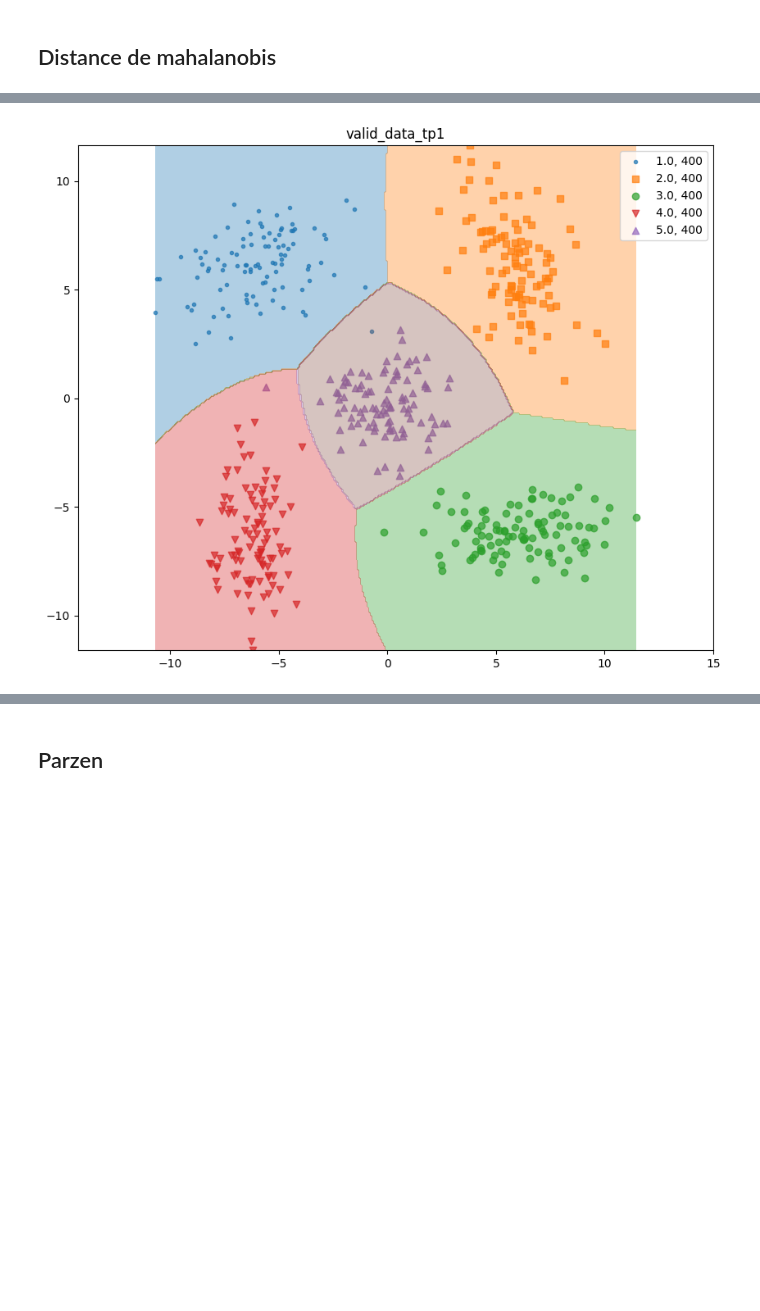
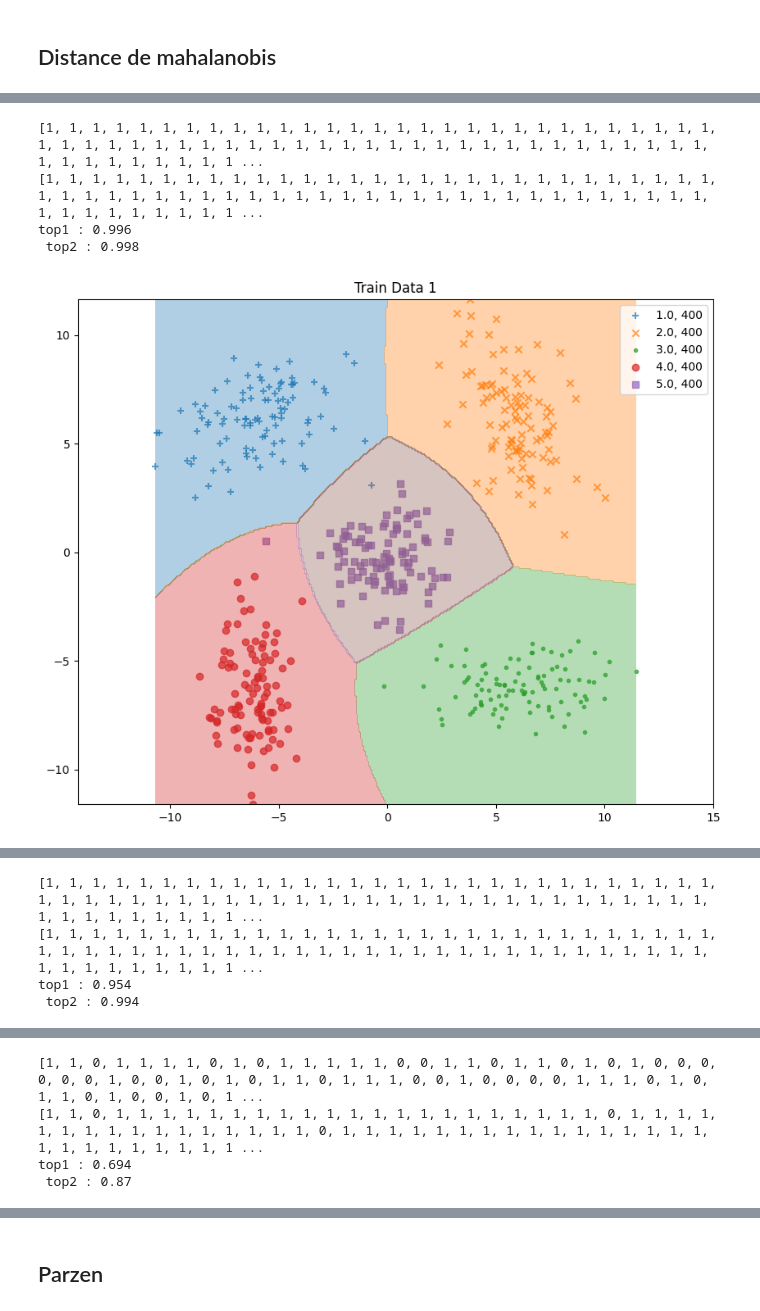
Before and after one commit to ba-talibe/TP_TH_Bayiesienne_Decision, a Jupyter notebook: M1_SD/Apprentissage Automatique.ipynb, the cells around one changed output, grey strips where cells are left out. Cells and saved outputs as stored; diff of their text form; code cells hidden in the pictures; blank space fills up the shorter version.

```diff
--- a/M1_SD/Apprentissage Automatique.ipynb
+++ b/M1_SD/Apprentissage Automatique.ipynb
@@ -322,8 +293,11 @@ class MahalanobisClassifier(Modele):
         classes = np.unique(y)
         means = np.array([X[y == classe].mean(axis=0) for classe in classes])
         covs = np.array([np.cov(X[y == classe].T, rowvar=True) for classe in classes])
+        inv_covs = np.array([np.linalg.inv(cov) for cov in covs])
+        probas = np.array([X[y == classe].shape[0]/X.shape[0] for classe in classes])
 
         self.predictor = self._get_predictor(means, covs)
+        self.rank_predictor = self._get_rank_predictor(means, covs)
 
     def _get_predictor(self, means, covs, distance=lambda x, y, sigma: np.sum((x@np.linalg.inv(sigma))*y, axis=1)):
         def predict(x):
@@ -332,3 +306,12 @@ class MahalanobisClassifier(Modele):
                 return np.argmin([distance(x-mean, x-mean, cov) for mean, cov in zip(means, covs)]) + 1
             return np.argmin([distance(x-mean, x-mean, cov) for mean, cov in zip(means, covs)], axis=0) + 1
         return predict
+
+    def _get_rank_predictor(self, means, covs, k=5,distance=lambda x, y, sigma: np.sum((x@np.linalg.inv(sigma))*y, axis=1)):
+        def predict(x):
+            if len(x.shape) == 1:
+                x = np.expand_dims(x, axis=0)
+                pred =(np.argsort([distance(x-mean, x-mean, cov) for mean, cov in zip(means, covs)], axis=0)) + 1
+                return pred.reshape(-1)[:k]
+            return (np.argsort([distance(x-mean, x-mean, cov) for mean, cov in zip(means, covs)], axis=0)[:k]).T + 1
+        return predict
@@ -360,5 +318,9 @@ matrices de confusion :
-# %%
-show(valid_data_frame1, title="valid_data_tp1")
-mahalanobis_classifier.plot_decision_multi(valid_data_frame1[["x1", "x2"]].to_numpy())
-# %% [output]
-[figure, removed]
+# %%
+mahalanobis_classifier = MahalanobisClassifier()
+execute_modele(mahalanobis_classifier)
+# %% [output]
+[1, 1, 1, 1, 1, 1, 1, 1, 1, 1, 1, 1, 1, 1, 1, 1, 1, 1, 1, 1, 1, 1, 1, 1, 1, 1, 1, 1, 1, 1, 1, 1, 1, 1, 1, 1, 1, 1, 1, 1, 1, 1, 1, 1, 1, 1, 1, 1, 1, 1, 1, 1, 1, 1, 1, 1, 1, 1, 1, 1, 1, 1, 1, 1, 1, 1, 1 ...
+[1, 1, 1, 1, 1, 1, 1, 1, 1, 1, 1, 1, 1, 1, 1, 1, 1, 1, 1, 1, 1, 1, 1, 1, 1, 1, 1, 1, 1, 1, 1, 1, 1, 1, 1, 1, 1, 1, 1, 1, 1, 1, 1, 1, 1, 1, 1, 1, 1, 1, 1, 1, 1, 1, 1, 1, 1, 1, 1, 1, 1, 1, 1, 1, 1, 1, 1 ...
+top1 : 0.996
+ top2 : 0.998
+[figure, added]
@@ -364,0 +328,4 @@ mahalanobis_classifier.plot_decision_multi(valid_data_frame1[["x1", "x2"]].to_nu
+[1, 1, 1, 1, 1, 1, 1, 1, 1, 1, 1, 1, 1, 1, 1, 1, 1, 1, 1, 1, 1, 1, 1, 1, 1, 1, 1, 1, 1, 1, 1, 1, 1, 1, 1, 1, 1, 1, 1, 1, 1, 1, 1, 1, 1, 1, 1, 1, 1, 1, 1, 1, 1, 1, 1, 1, 1, 1, 1, 1, 1, 1, 1, 1, 1, 1, 1 ...
+[1, 1, 1, 1, 1, 1, 1, 1, 1, 1, 1, 1, 1, 1, 1, 1, 1, 1, 1, 1, 1, 1, 1, 1, 1, 1, 1, 1, 1, 1, 1, 1, 1, 1, 1, 1, 1, 1, 1, 1, 1, 1, 1, 1, 1, 1, 1, 1, 1, 1, 1, 1, 1, 1, 1, 1, 1, 1, 1, 1, 1, 1, 1, 1, 1, 1, 1 ...
+top1 : 0.954
+ top2 : 0.994
@@ -364,0 +334,4 @@ mahalanobis_classifier.plot_decision_multi(valid_data_frame1[["x1", "x2"]].to_nu
+[1, 1, 0, 1, 1, 1, 1, 0, 1, 0, 1, 1, 1, 1, 1, 0, 0, 1, 1, 0, 1, 1, 0, 1, 0, 1, 0, 0, 0, 0, 0, 0, 1, 0, 0, 1, 0, 1, 0, 1, 1, 0, 1, 1, 1, 0, 0, 1, 0, 0, 0, 0, 1, 1, 1, 0, 1, 0, 1, 1, 0, 1, 0, 0, 1, 0, 1 ...
+[1, 1, 0, 1, 1, 1, 1, 1, 1, 1, 1, 1, 1, 1, 1, 1, 1, 1, 1, 1, 1, 1, 1, 1, 0, 1, 1, 1, 1, 1, 1, 1, 1, 1, 1, 1, 1, 1, 1, 1, 1, 0, 1, 1, 1, 1, 1, 1, 1, 1, 1, 1, 1, 1, 1, 1, 1, 1, 1, 1, 1, 1, 1, 1, 1, 1, 1 ...
+top1 : 0.694
+ top2 : 0.87
```
Also changed, not shown: parts of 14 cells of this notebook.
